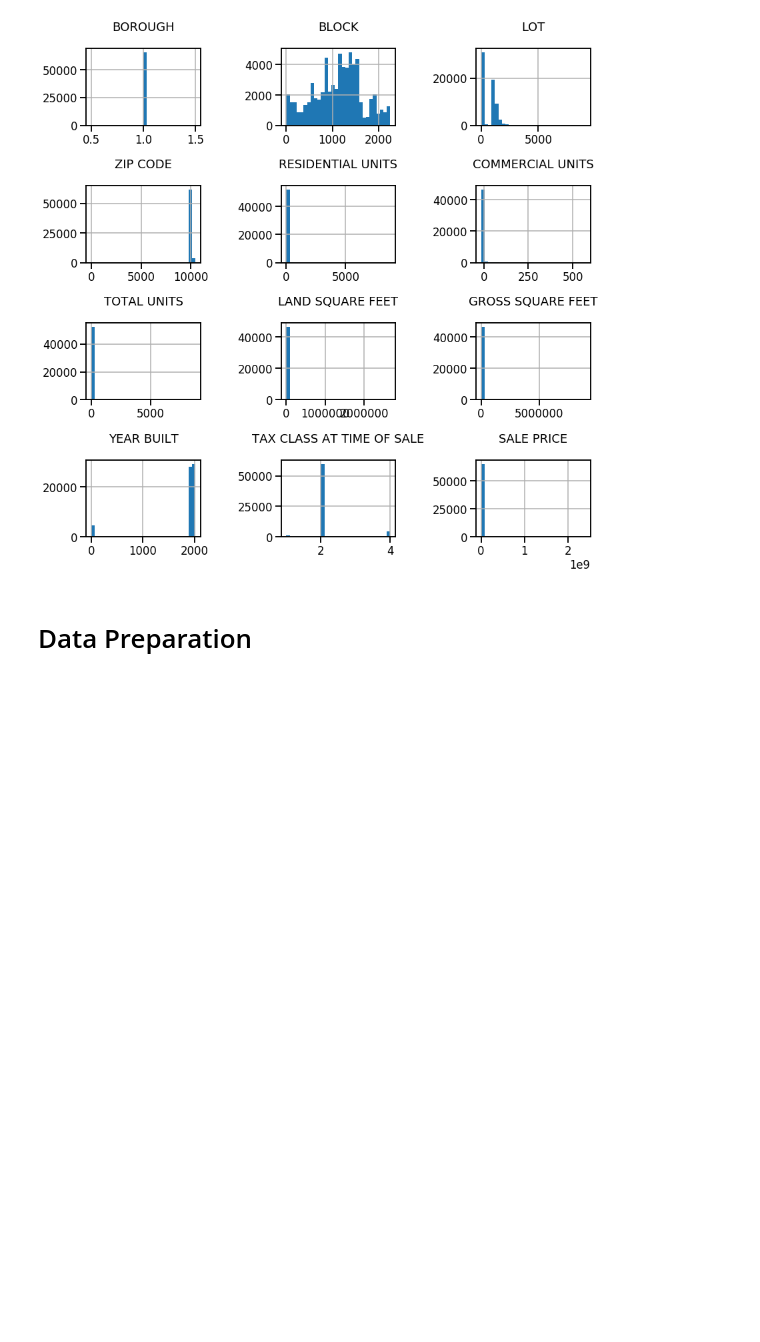
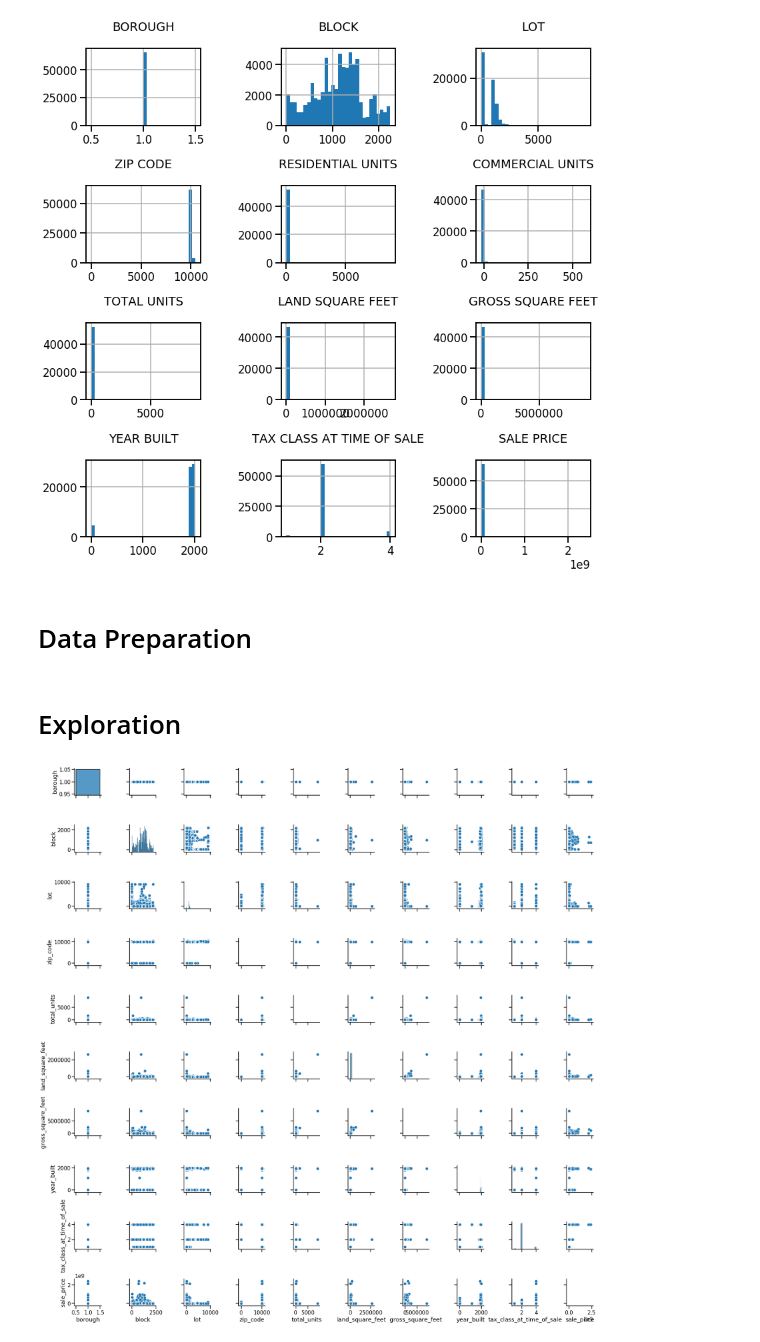
Before and after one commit to Promeos/nyc-real-estate-sales, a Jupyter notebook: MVP.ipynb, the cells around one changed output. Saved outputs shown, nothing was run; the diff lists cells and outputs as text; code cells hidden in the pictures; blank space fills up the shorter version.

```diff
--- a/MVP.ipynb
+++ b/MVP.ipynb
@@ -113,3 +113,24 @@ plt.show()
 [figure]
 # %% [markdown]
 # Data Preparation
+# %%
+# Rename columns
+df.columns = df.columns.str.replace('\n', '')
+df.columns = df.columns.str.lower()
+df.columns = [column.replace(' ', '_') for column in df.columns]
+# %%
+df.drop(columns = ['tax_class_as_of_final_roll_18/19',
+                   'ease-ment',
+                   'building_class_as_of_final_roll_18/19',
+                   'apartment_number',
+                   'residential_units',
+                   'commercial_units'],
+       inplace=True)
+# %%
+df = df.dropna()
+# %% [markdown]
+# Exploration
+# %%
+sns.pairplot(df);
+# %% [output]
+[figure, added]
```
Also changed, not shown: parts of 6 cells of this notebook, 3 other files.
